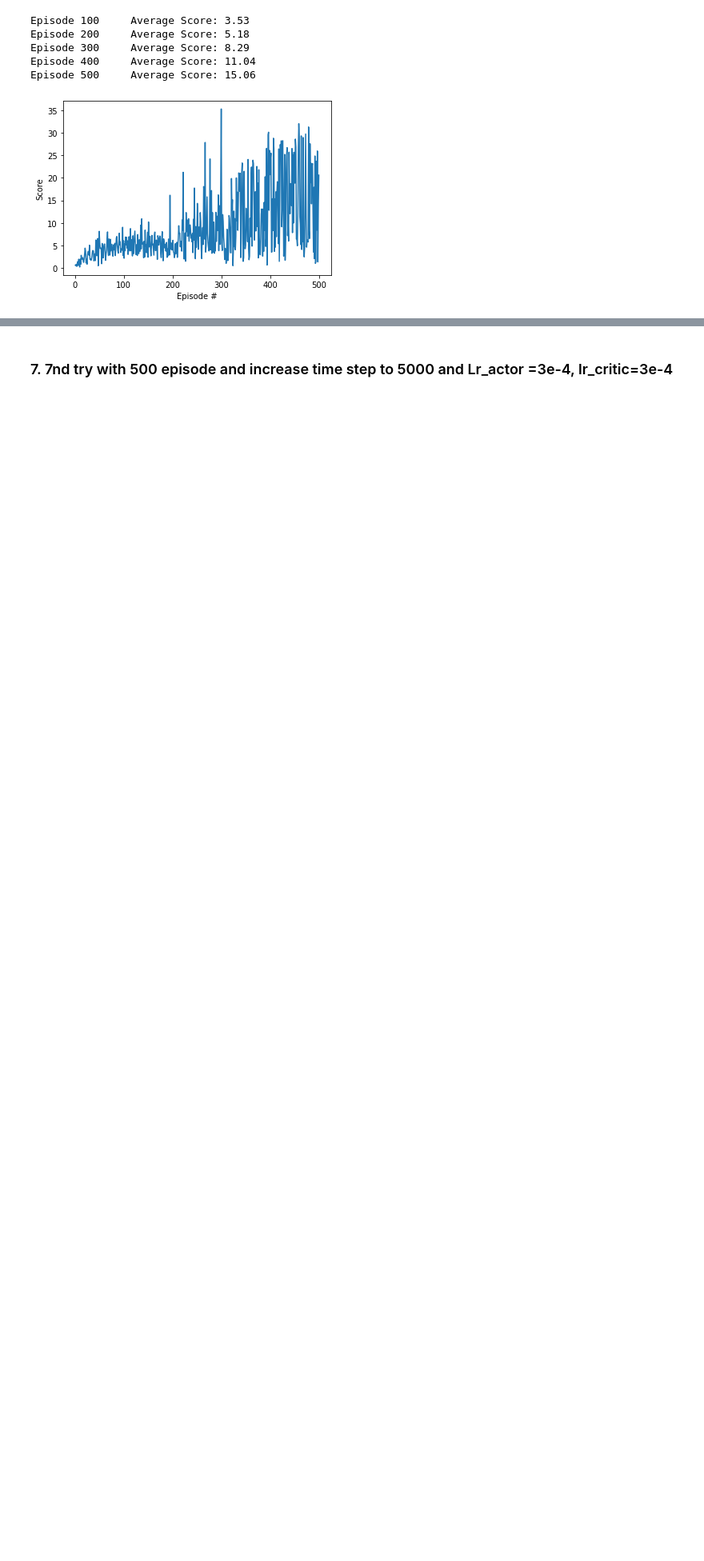
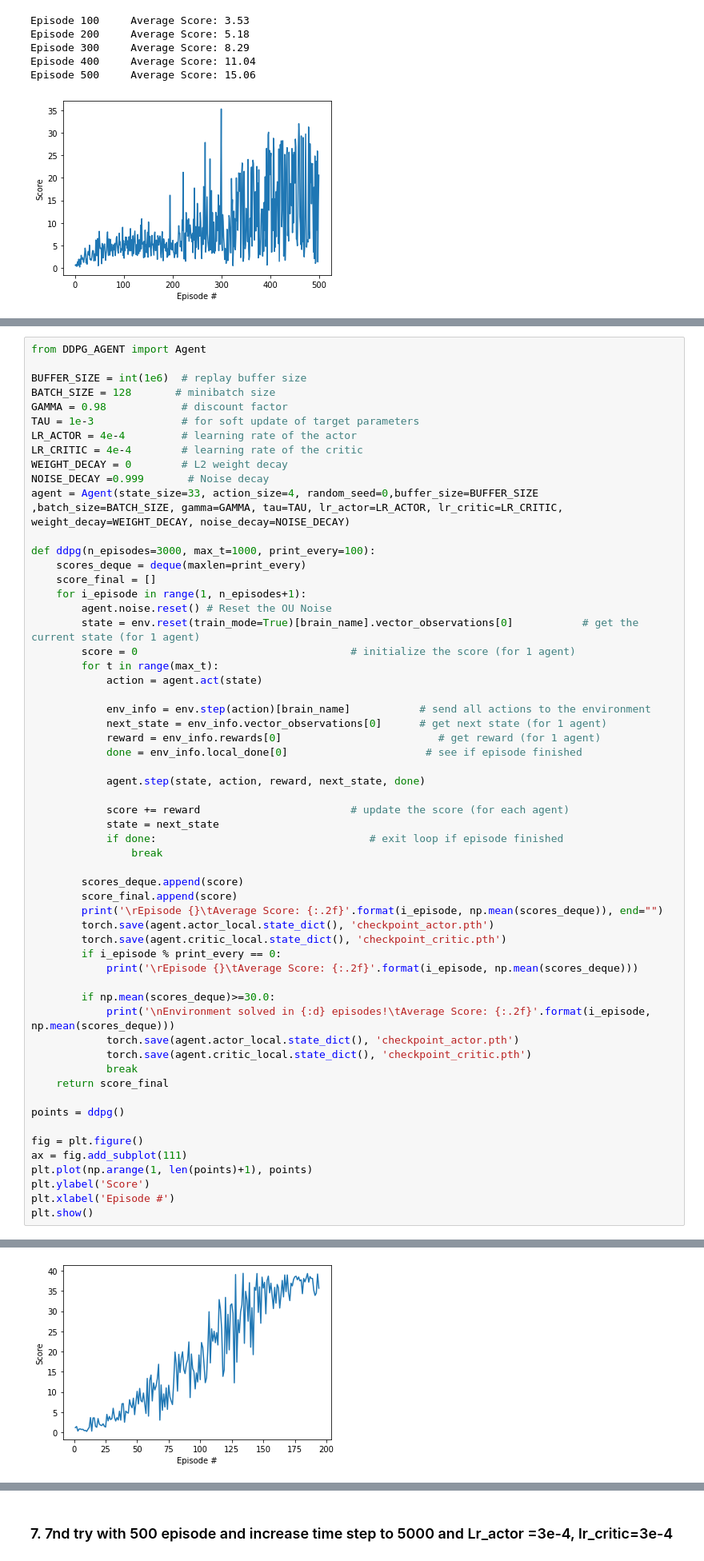
Before and after one commit to TriKnight/Reacher_Continuous_Control, a Jupyter notebook: Continuous_Control.ipynb, the cells around one changed output, grey strips where cells are left out. Shown at 80% size. Saved outputs shown, nothing was run; the diff lists cells and outputs as text; blank space fills up the shorter version.

```diff
--- a/Continuous_Control.ipynb
+++ b/Continuous_Control.ipynb
@@ -410 +409,60 @@ Episode 500     Average Score: 15.06
 reduce max_t =1000 and Lr_actor =4e-4, lr_critic=4e-4
+# %%
+from DDPG_AGENT import Agent
+
+BUFFER_SIZE = int(1e6)  # replay buffer size
+BATCH_SIZE = 128       # minibatch size
+GAMMA = 0.98            # discount factor
+TAU = 1e-3              # for soft update of target parameters
+LR_ACTOR = 4e-4         # learning rate of the actor
+LR_CRITIC = 4e-4        # learning rate of the critic
+WEIGHT_DECAY = 0        # L2 weight decay
+NOISE_DECAY =0.999       # Noise decay
+agent = Agent(state_size=33, action_size=4, random_seed=0,buffer_size=BUFFER_SIZE ,batch_size=BATCH_SIZE, gamma=GAMMA, tau=TAU, lr_actor=LR_ACTOR, lr_critic=LR_CRITIC, weight_decay=WEIGHT_DECAY, noise_decay=NOISE_DECAY)
+
+def ddpg(n_episodes=3000, max_t=1000, print_every=100):
+    scores_deque = deque(maxlen=print_every)
+    score_final = []
+    for i_episode in range(1, n_episodes+1):
+        agent.noise.reset() # Reset the OU Noise
+        state = env.reset(train_mode=True)[brain_name].vector_observations[0]           # get the current state (for 1 agent)
+        score = 0                                  # initialize the score (for 1 agent)
+        for t in range(max_t):
+            action = agent.act(state)
+
+            env_info = env.step(action)[brain_name]           # send all actions to the environment
+            next_state = env_info.vector_observations[0]      # get next state (for 1 agent)
+            reward = env_info.rewards[0]                         # get reward (for 1 agent)
+            done = env_info.local_done[0]                      # see if episode finished
+
+            agent.step(state, action, reward, next_state, done)
+
+            score += reward                        # update the score (for each agent)
+            state = next_state
+            if done:                                  # exit loop if episode finished
+                break
+
+        scores_deque.append(score)
+        score_final.append(score)
+        print('\rEpisode {}\tAverage Score: {:.2f}'.format(i_episode, np.mean(scores_deque)), end="")
+        torch.save(agent.actor_local.state_dict(), 'checkpoint_actor.pth')
+        torch.save(agent.critic_local.state_dict(), 'checkpoint_critic.pth')
+        if i_episode % print_every == 0:
+            print('\rEpisode {}\tAverage Score: {:.2f}'.format(i_episode, np.mean(scores_deque)))
+
+        if np.mean(scores_deque)>=30.0:
+            print('\nEnvironment solved in {:d} episodes!\tAverage Score: {:.2f}'.format(i_episode, np.mean(scores_deque)))
+            torch.save(agent.actor_local.state_dict(), 'checkpoint_actor.pth')
+            torch.save(agent.critic_local.state_dict(), 'checkpoint_critic.pth')
+            break
+    return score_final
+
+points = ddpg()
+
+fig = plt.figure()
+ax = fig.add_subplot(111)
+plt.plot(np.arange(1, len(points)+1), points)
+plt.ylabel('Score')
+plt.xlabel('Episode #')
+plt.show()
+# %% [output]
@@ -410,0 +472 @@ reduce max_t =1000 and Lr_actor =4e-4, lr_critic=4e-4
+[figure, added]
```
Also changed, not shown: parts of 8 cells of this notebook, 1 other file.
